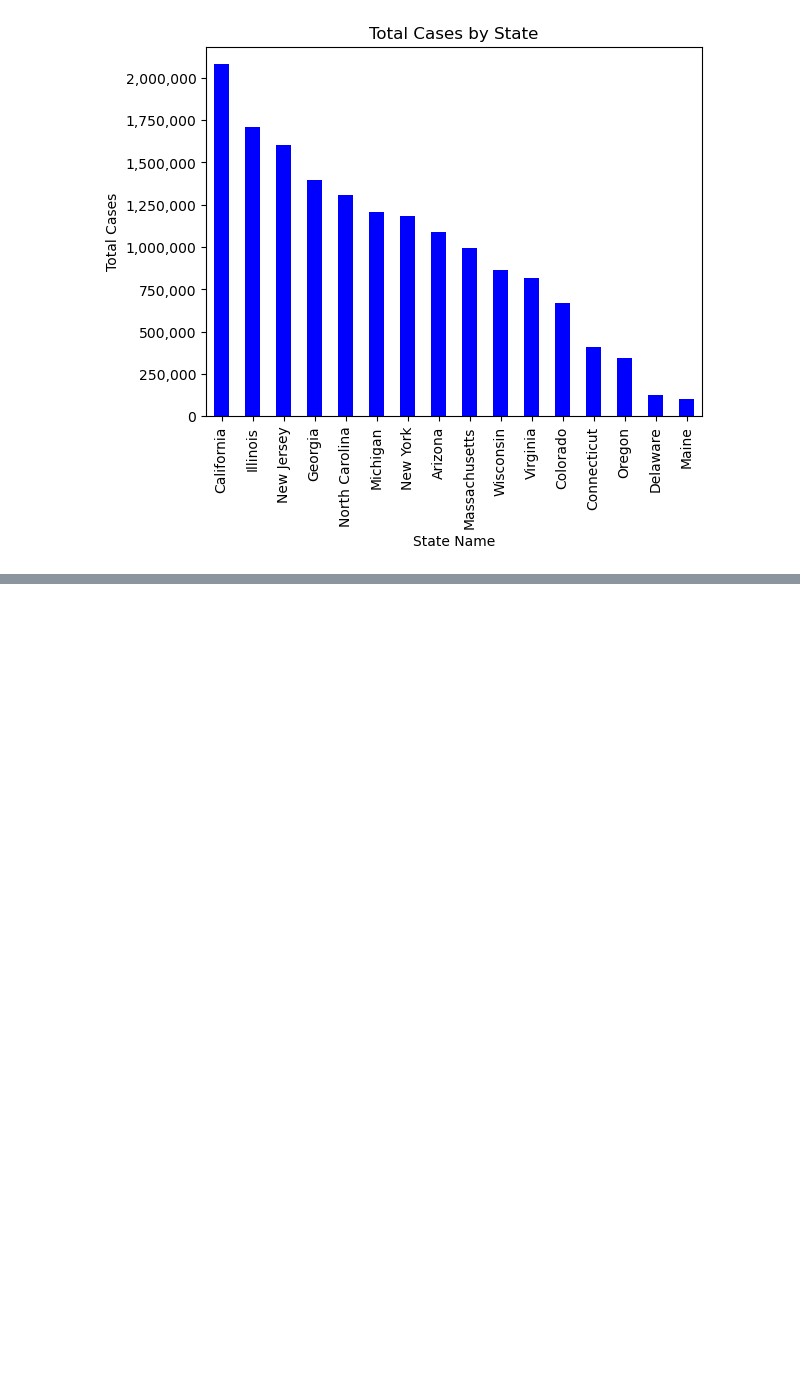
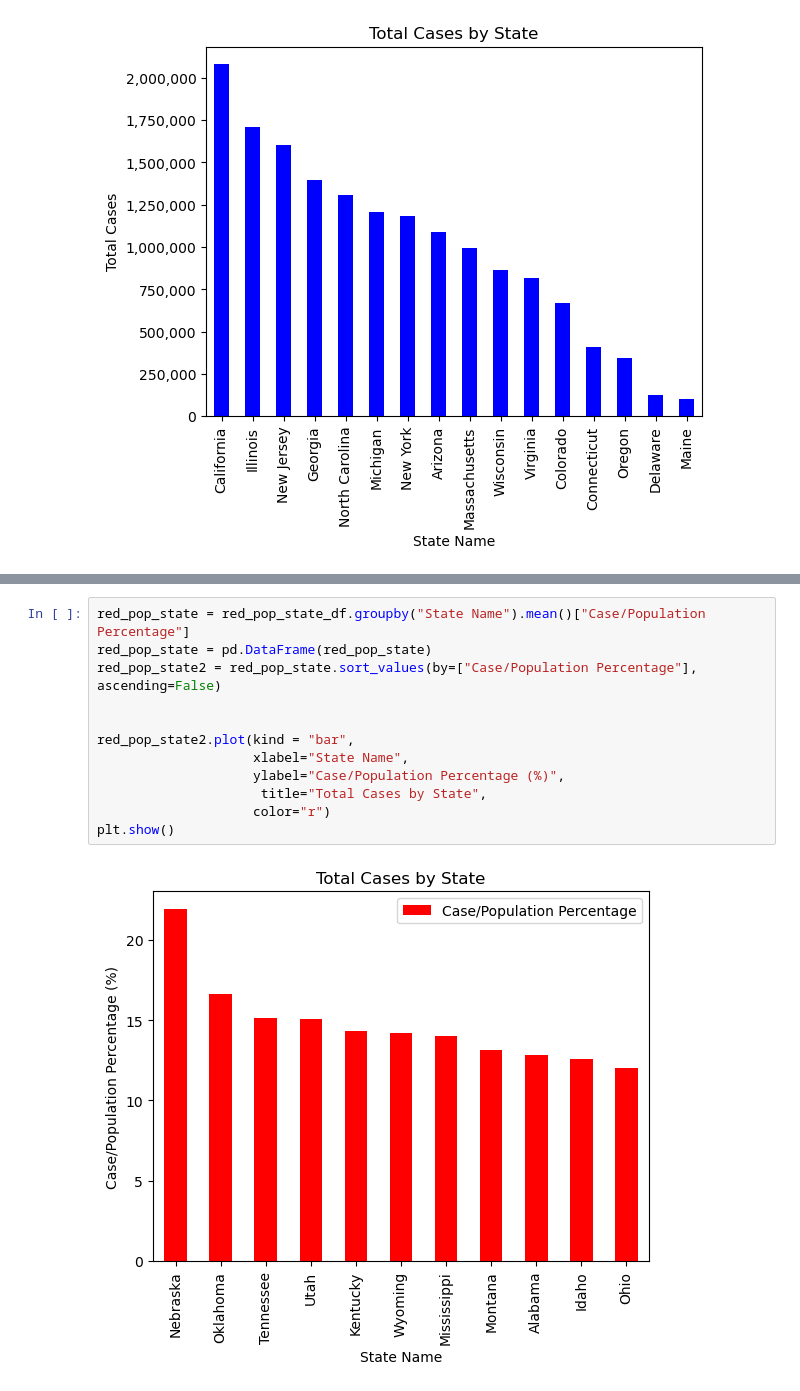
Before and after one commit to laurajanefaulds/project1, a Jupyter notebook: covid_data.ipynb, the cells around one changed output, grey strips where cells are left out. Cells and saved outputs as stored; diff of their text form; blank space fills up the shorter version.

```diff
--- a/covid_data.ipynb
+++ b/covid_data.ipynb
@@ -459,0 +398,14 @@ plt.show()
+# %%
+red_pop_state = red_pop_state_df.groupby("State Name").mean()["Case/Population Percentage"]
+red_pop_state = pd.DataFrame(red_pop_state)
+red_pop_state2 = red_pop_state.sort_values(by=["Case/Population Percentage"], ascending=False)
+
+
+red_pop_state2.plot(kind = "bar",
+                    xlabel="State Name",
+                    ylabel="Case/Population Percentage (%)",
+                     title="Total Cases by State",
+                    color="r")
+plt.show()
+# %% [output]
+[figure, added]
```
Also changed, not shown: parts of 19 cells of this notebook, 1 other file.
